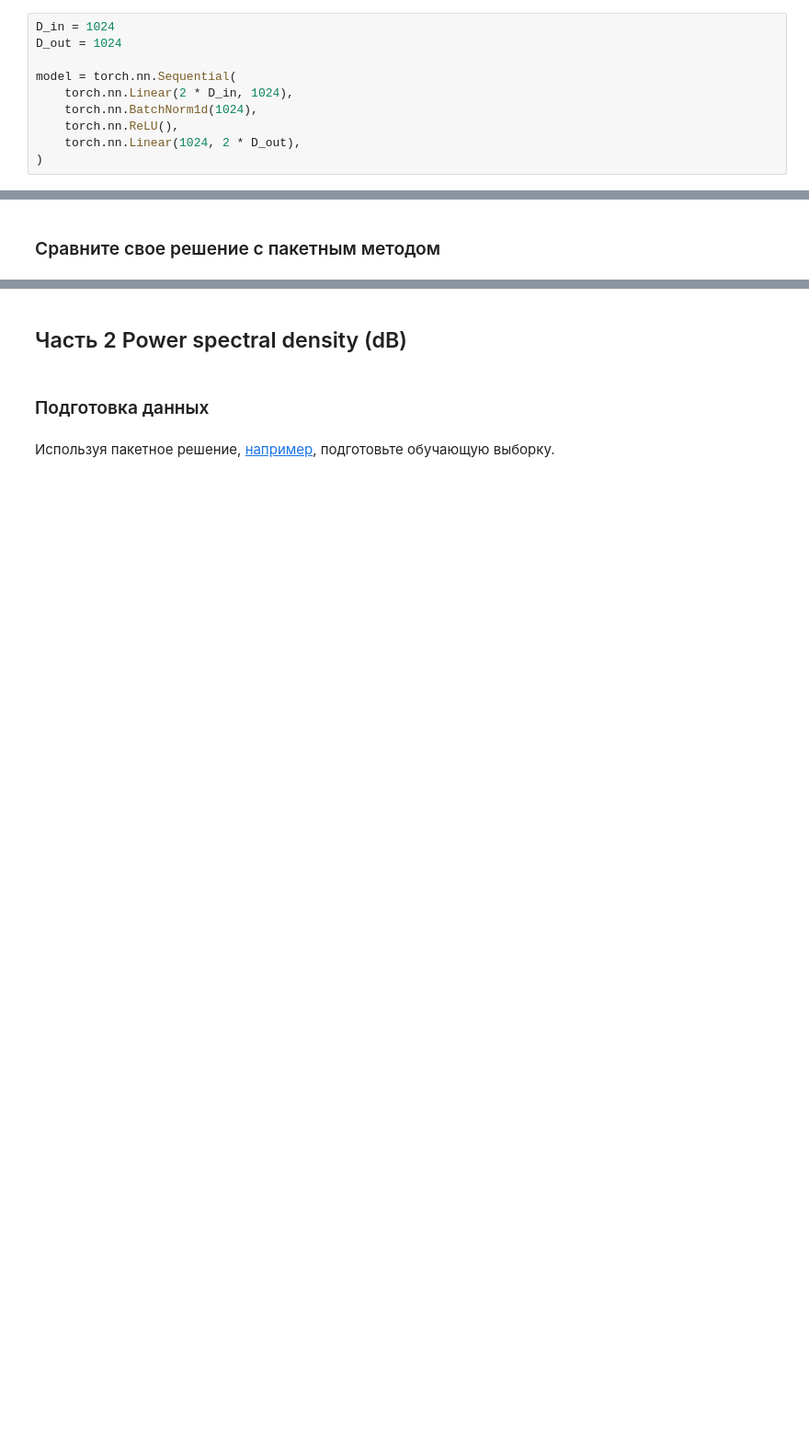
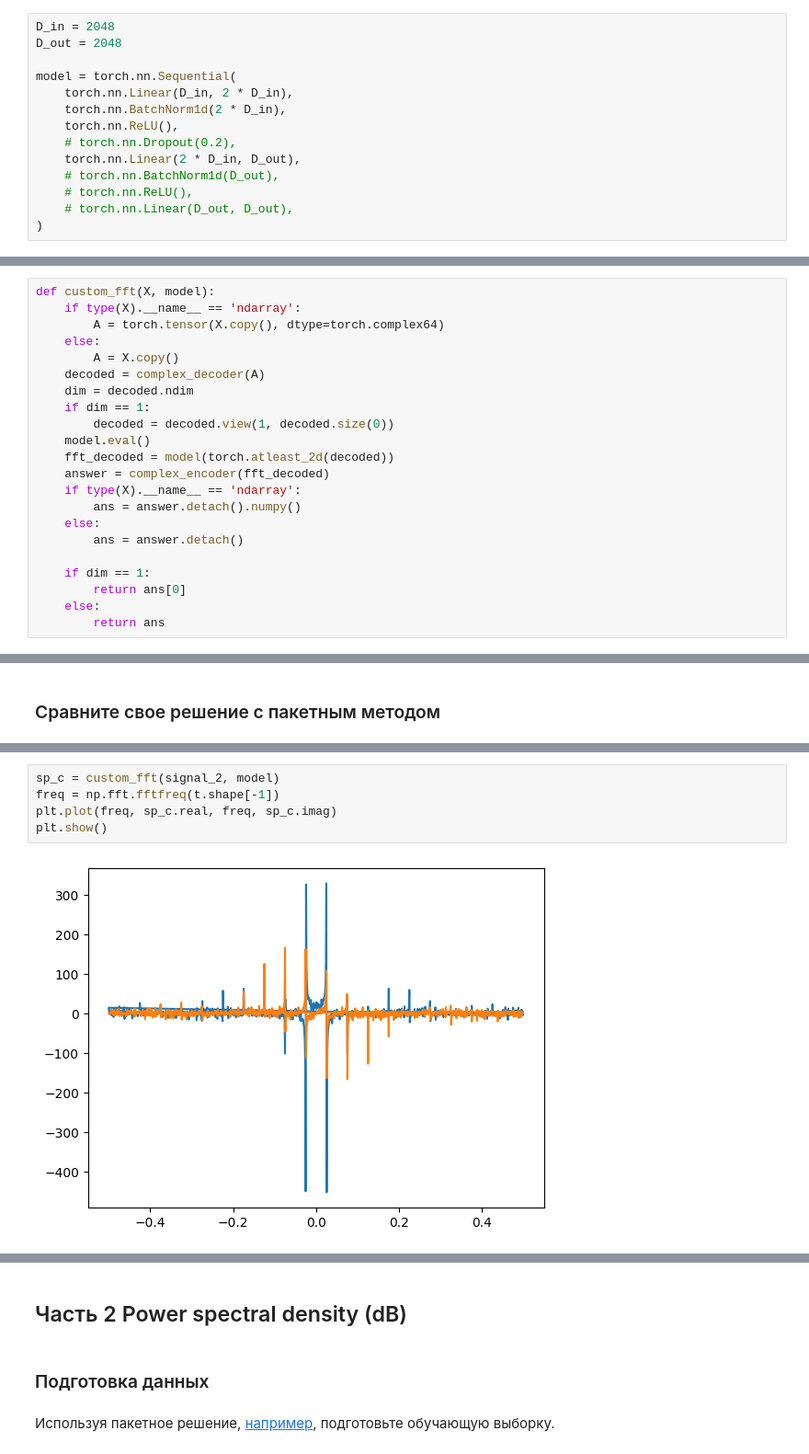
Before and after one commit to OfLoopa/ml_mipt_dafe, a Jupyter notebook: homeworks/hw_4/hw4.ipynb, the cells around one changed output, grey strips where cells are left out. Shown at 92% size. Saved outputs shown, nothing was run; the diff lists cells and outputs as text; blank space fills up the shorter version.

```diff
--- a/homeworks/hw_4/hw4.ipynb
+++ b/homeworks/hw_4/hw4.ipynb
@@ -190,10 +316,14 @@ torch.Size([909, 1024])
 # %%
-D_in = 1024
-D_out = 1024
+D_in = 2048
+D_out = 2048
 
 model = torch.nn.Sequential(
-    torch.nn.Linear(2 * D_in, 1024),
-    torch.nn.BatchNorm1d(1024),
+    torch.nn.Linear(D_in, 2 * D_in),
+    torch.nn.BatchNorm1d(2 * D_in),
     torch.nn.ReLU(),
-    torch.nn.Linear(1024, 2 * D_out),
+    # torch.nn.Dropout(0.2),
+    torch.nn.Linear(2 * D_in, D_out),
+    # torch.nn.BatchNorm1d(D_out),
+    # torch.nn.ReLU(),
+    # torch.nn.Linear(D_out, D_out),
 )
@@ -208 +330,23 @@ def batch_train(model, loss_fn, optimizer, x, y):
+# %%
+def custom_fft(X, model):
+    if type(X).__name__ == 'ndarray':
+        A = torch.tensor(X.copy(), dtype=torch.complex64)
+    else:
+        A = X.copy()
+    decoded = complex_decoder(A)
+    dim = decoded.ndim
+    if dim == 1:
+        decoded = decoded.view(1, decoded.size(0))
+    model.eval()
+    fft_decoded = model(torch.atleast_2d(decoded))
+    answer = complex_encoder(fft_decoded)
+    if type(X).__name__ == 'ndarray':
+        ans = answer.detach().numpy()
+    else:
+        ans = answer.detach()
+
+    if dim == 1:
+        return ans[0]
+    else:
+        return ans
 # %%
@@ -290,0 +534,7 @@ plt.show()
+# %%
+sp_c = custom_fft(signal_2, model)
+freq = np.fft.fftfreq(t.shape[-1])
+plt.plot(freq, sp_c.real, freq, sp_c.imag)
+plt.show()
+# %% [output]
+[figure, added]
```
Also changed, not shown: parts of 36 cells of this notebook.
